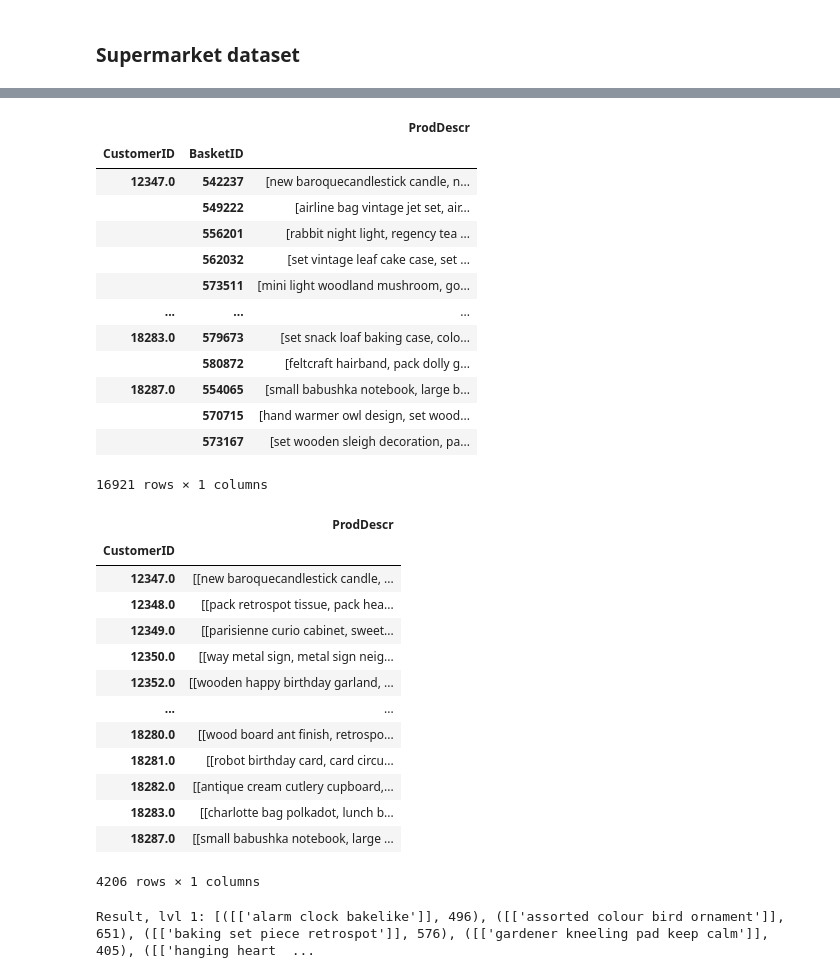
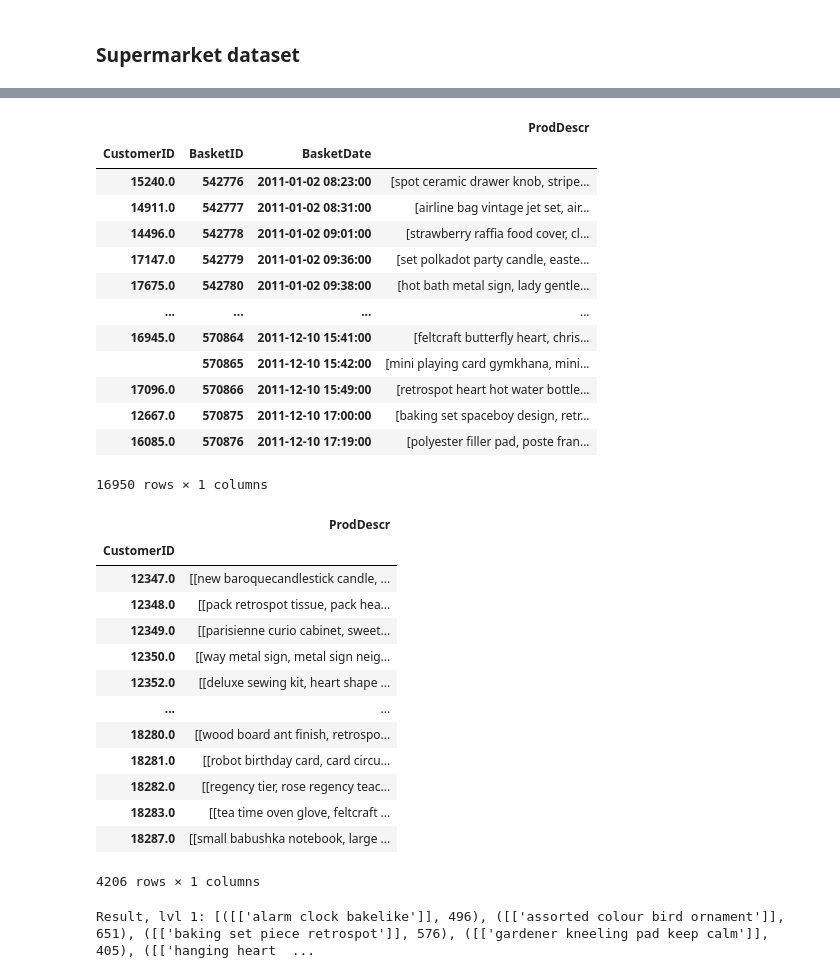
Before and after one commit to dmeoli/OnlineRetail, a Jupyter notebook: notebooks/4_sequential_pattern_mining.ipynb, the cells around one changed output, grey strips where cells are left out. Saved outputs shown, nothing was run; the diff lists cells and outputs as text; code cells hidden in the pictures.

```diff
--- a/notebooks/4_sequential_pattern_mining.ipynb
+++ b/notebooks/4_sequential_pattern_mining.ipynb
@@ -383,6 +383,6 @@ supermarket = [
      etc.
 ]
 # %%
-grouped = pd.DataFrame(df.groupby(['CustomerID', 'BasketID'])['ProdDescr'].apply(list))
-grouped
+baskets_sequence = pd.DataFrame(df.groupby(['CustomerID', 'BasketID', 'BasketDate'])['ProdDescr'].apply(list)).sort_values('BasketDate')
+baskets_sequence
 # %% [output]
@@ -403,26 +403,26 @@ grouped
 # %%
 from itertools import groupby
 
-grouped['ProdDescr'] = grouped['ProdDescr'].apply(lambda prods: [prod[0] for prod in groupby(prods)]) # removing consecutive duplicates
-grouped
+baskets_sequence['ProdDescr'] = baskets_sequence['ProdDescr'].apply(lambda prods: [prod[0] for prod in groupby(prods)]) # removing consecutive duplicates
+baskets_sequence
 # %% [output]
-|  |  | ProdDescr |
-| CustomerID | BasketID |  |
-| 12347.0 | 542237 | [new baroquecandlestick candle, n... |
-|  | 549222 | [airline bag vintage jet set, air... |
-|  | 556201 | [rabbit night light, regency tea ... |
-|  | 562032 | [set vintage leaf cake case, set ... |
-|  | 573511 | [mini light woodland mushroom, go... |
-| ... | ... | ... |
-| 18283.0 | 579673 | [set snack loaf baking case, colo... |
-|  | 580872 | [feltcraft hairband, pack dolly g... |
-| 18287.0 | 554065 | [small babushka notebook, large b... |
-|  | 570715 | [hand warmer owl design, set wood... |
-|  | 573167 | [set wooden sleigh decoration, pa... |
+|  |  |  | ProdDescr |
+| CustomerID | BasketID | BasketDate |  |
+| 15240.0 | 542776 | 2011-01-02 08:23:00 | [spot ceramic drawer knob, stripe... |
+| 14911.0 | 542777 | 2011-01-02 08:31:00 | [airline bag vintage jet set, air... |
+| 14496.0 | 542778 | 2011-01-02 09:01:00 | [strawberry raffia food cover, cl... |
+| 17147.0 | 542779 | 2011-01-02 09:36:00 | [set polkadot party candle, easte... |
+| 17675.0 | 542780 | 2011-01-02 09:38:00 | [hot bath metal sign, lady gentle... |
+| ... | ... | ... | ... |
+| 16945.0 | 570864 | 2011-12-10 15:41:00 | [feltcraft butterfly heart, chris... |
+|  | 570865 | 2011-12-10 15:42:00 | [mini playing card gymkhana, mini... |
+| 17096.0 | 570866 | 2011-12-10 15:49:00 | [retrospot heart hot water bottle... |
+| 12667.0 | 570875 | 2011-12-10 17:00:00 | [baking set spaceboy design, retr... |
+| 16085.0 | 570876 | 2011-12-10 17:19:00 | [polyester filler pad, poste fran... |
-16921 rows × 1 columns
+16950 rows × 1 columns
 # %%
-grouped = pd.DataFrame(grouped.groupby('CustomerID')['ProdDescr'].apply(list))
-grouped
+baskets_sequence = pd.DataFrame(baskets_sequence.groupby('CustomerID')['ProdDescr'].apply(list))
+baskets_sequence
 # %% [output]
 |  | ProdDescr |
 | CustomerID |  |
@@ -430,11 +430,11 @@ grouped
 | 12348.0 | [[pack retrospot tissue, pack hea... |
 | 12349.0 | [[parisienne curio cabinet, sweet... |
 | 12350.0 | [[way metal sign, metal sign neig... |
-| 12352.0 | [[wooden happy birthday garland, ... |
+| 12352.0 | [[deluxe sewing kit, heart shape ... |
 | ... | ... |
 | 18280.0 | [[wood board ant finish, retrospo... |
 | 18281.0 | [[robot birthday card, card circu... |
-| 18282.0 | [[antique cream cutlery cupboard,... |
-| 18283.0 | [[charlotte bag polkadot, lunch b... |
+| 18282.0 | [[regency tier, rose regency teac... |
+| 18283.0 | [[tea time oven glove, feltcraft ... |
 | 18287.0 | [[small babushka notebook, large ... |
 4206 rows × 1 columns
```
Also changed, not shown: parts of 4 cells of this notebook.
